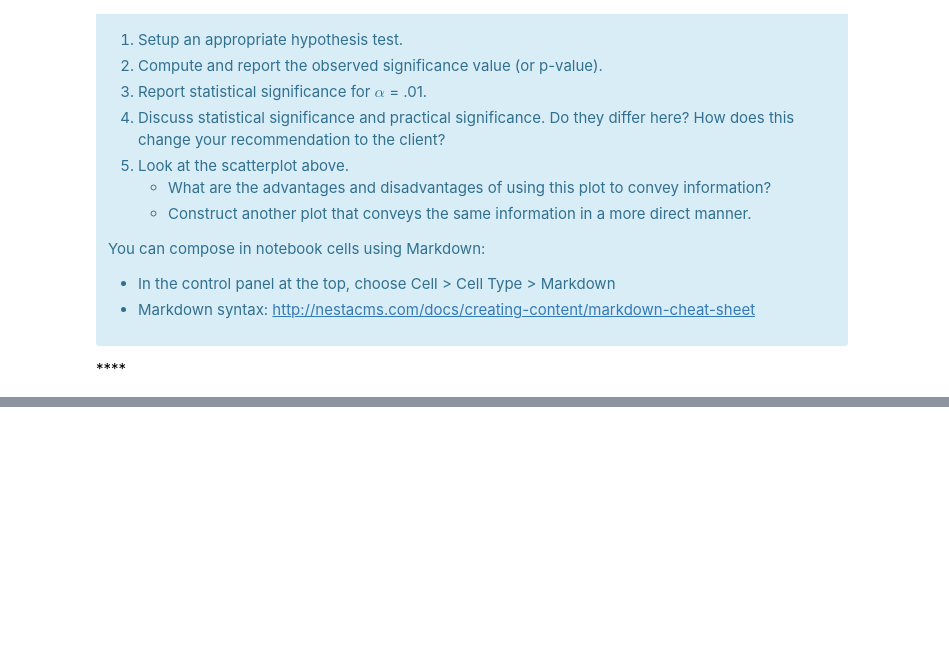
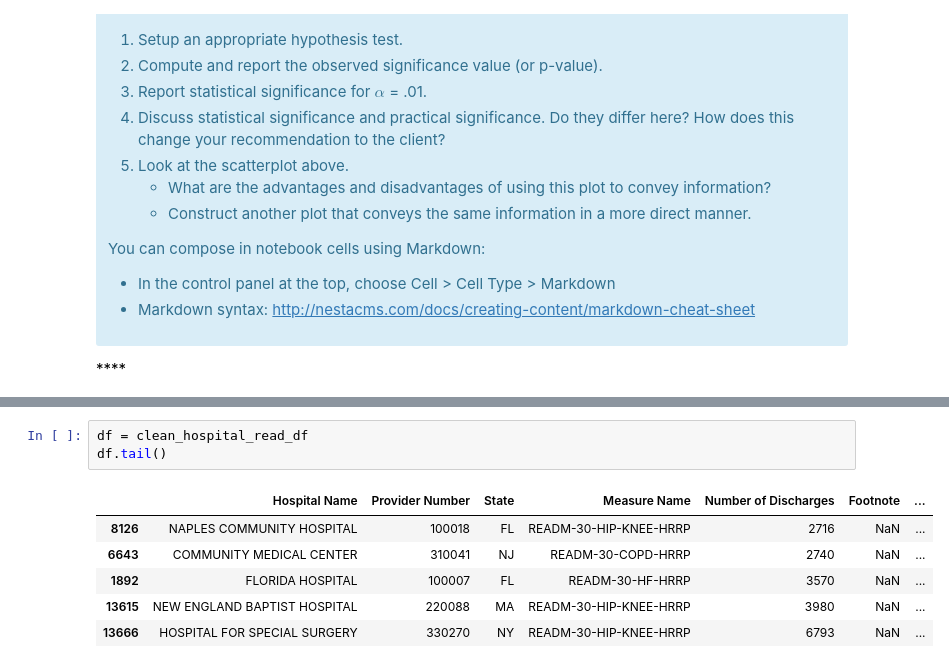
Before and after one commit to PatrickMockridge/SpringBoard-Data-Science-Intensive, a Jupyter notebook: hospital_readmit/sliderule_dsi_inferential_statistics_exercise_3.ipynb, the cells around one changed output, grey strips where cells are left out. Drawn from its saved outputs; the diff is of its cells as text; blank space fills up the shorter version.

Commit message:
Hospital Readmission Exercise Complete

```diff
--- a/hospital_readmit/sliderule_dsi_inferential_statistics_exercise_3.ipynb
+++ b/hospital_readmit/sliderule_dsi_inferential_statistics_exercise_3.ipynb
@@ -116,0 +121,10 @@ You can compose in notebook cells using Markdown:
+# %%
+df = clean_hospital_read_df
+df.tail()
+# %% [output]
+|  | Hospital Name | Provider Number | State | Measure Name | Number of Discharges | Footnote | ... |
+| 8126 | NAPLES COMMUNITY HOSPITAL | 100018 | FL | READM-30-HIP-KNEE-HRRP | 2716 | NaN | ... |
+| 6643 | COMMUNITY MEDICAL CENTER | 310041 | NJ | READM-30-COPD-HRRP | 2740 | NaN | ... |
+| 1892 | FLORIDA HOSPITAL | 100007 | FL | READM-30-HF-HRRP | 3570 | NaN | ... |
+| 13615 | NEW ENGLAND BAPTIST HOSPITAL | 220088 | MA | READM-30-HIP-KNEE-HRRP | 3980 | NaN | ... |
+| 13666 | HOSPITAL FOR SPECIAL SURGERY | 330270 | NY | READM-30-HIP-KNEE-HRRP | 6793 | NaN | ... |
```
Also changed, not shown: parts of 7 cells of this notebook.
